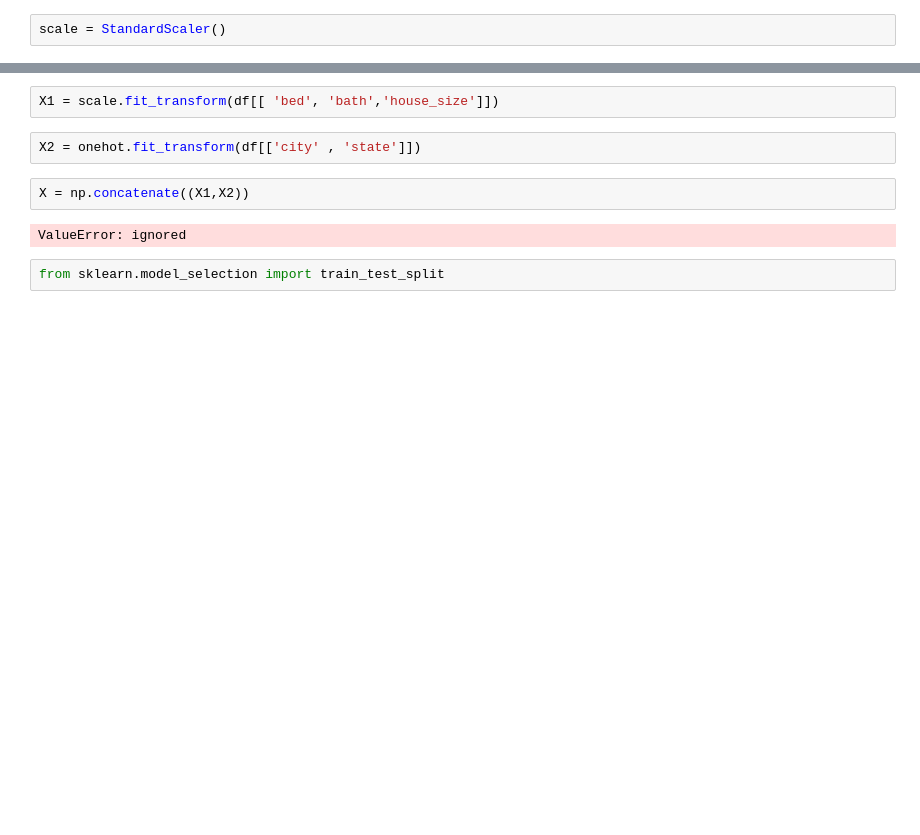
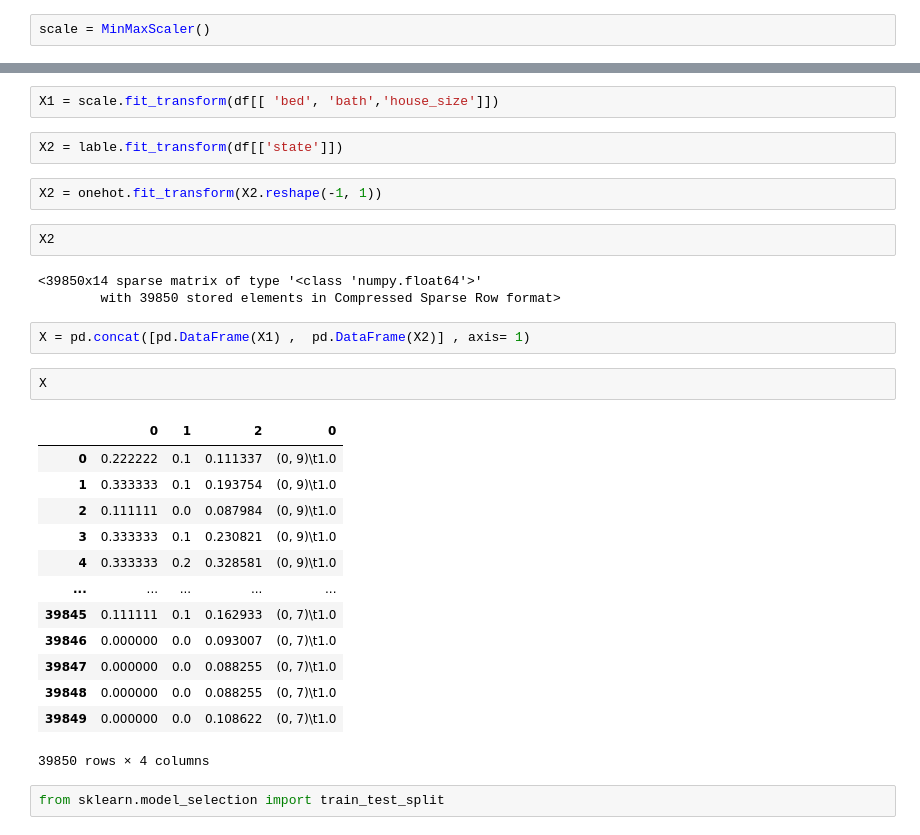
Before and after one commit to zinakhazaee/MachineLearning-SupervisedLearning_Regression, a Jupyter notebook: usa_real_estate.ipynb, the cells around one changed output, grey strips where cells are left out. Saved outputs shown, nothing was run; the diff lists cells and outputs as text; blank space fills up the shorter version.

```diff
--- a/usa_real_estate.ipynb
+++ b/usa_real_estate.ipynb
@@ -287,15 +289,36 @@ from sklearn.preprocessing import  StandardScaler, OneHotEncoder
 # %%
-scale = StandardScaler()
+scale = MinMaxScaler()
 # %%
 onehot = OneHotEncoder()
 # %%
 X1 = scale.fit_transform(df[[ 'bed', 'bath','house_size']])
 # %%
-X2 = onehot.fit_transform(df[['city' , 'state']])
+X2 = lable.fit_transform(df[['state']])
-# %%
-X = np.concatenate((X1,X2))
-# %% [output]
-ValueError: ignored
+# %%
+X2 = onehot.fit_transform(X2.reshape(-1, 1))
+# %%
+X2
+# %% [output]
+<39850x14 sparse matrix of type '<class 'numpy.float64'>'
+        with 39850 stored elements in Compressed Sparse Row format>
+# %%
+X = pd.concat([pd.DataFrame(X1) ,  pd.DataFrame(X2)] , axis= 1)
+# %%
+X
+# %% [output]
+|  | 0 | 1 | 2 | 0 |
+| 0 | 0.222222 | 0.1 | 0.111337 | (0, 9)\t1.0 |
+| 1 | 0.333333 | 0.1 | 0.193754 | (0, 9)\t1.0 |
+| 2 | 0.111111 | 0.0 | 0.087984 | (0, 9)\t1.0 |
+| 3 | 0.333333 | 0.1 | 0.230821 | (0, 9)\t1.0 |
+| 4 | 0.333333 | 0.2 | 0.328581 | (0, 9)\t1.0 |
+| ... | ... | ... | ... | ... |
+| 39845 | 0.111111 | 0.1 | 0.162933 | (0, 7)\t1.0 |
+| 39846 | 0.000000 | 0.0 | 0.093007 | (0, 7)\t1.0 |
+| 39847 | 0.000000 | 0.0 | 0.088255 | (0, 7)\t1.0 |
+| 39848 | 0.000000 | 0.0 | 0.088255 | (0, 7)\t1.0 |
+| 39849 | 0.000000 | 0.0 | 0.108622 | (0, 7)\t1.0 |
+39850 rows × 4 columns
 # %%
 from sklearn.model_selection import train_test_split
 # %%
```
Also changed, not shown: parts of 3 cells of this notebook.
